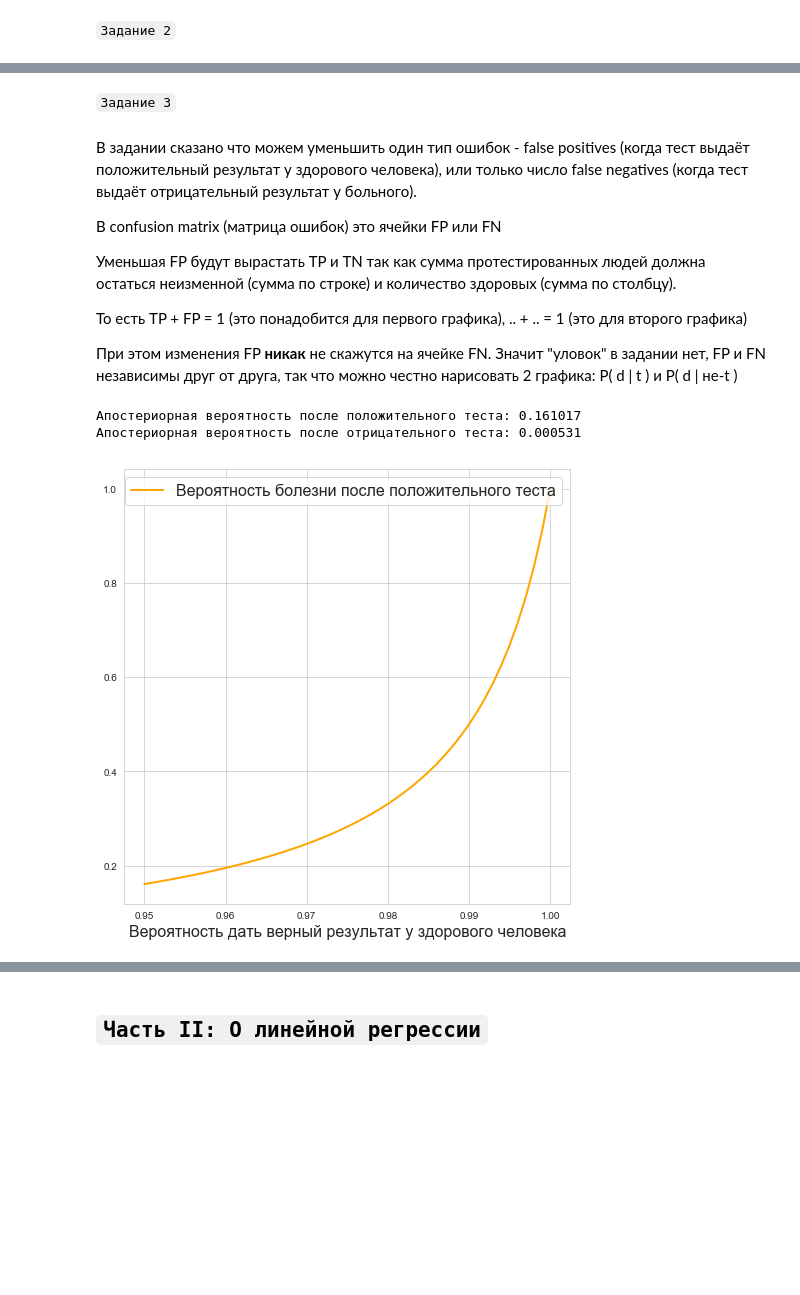
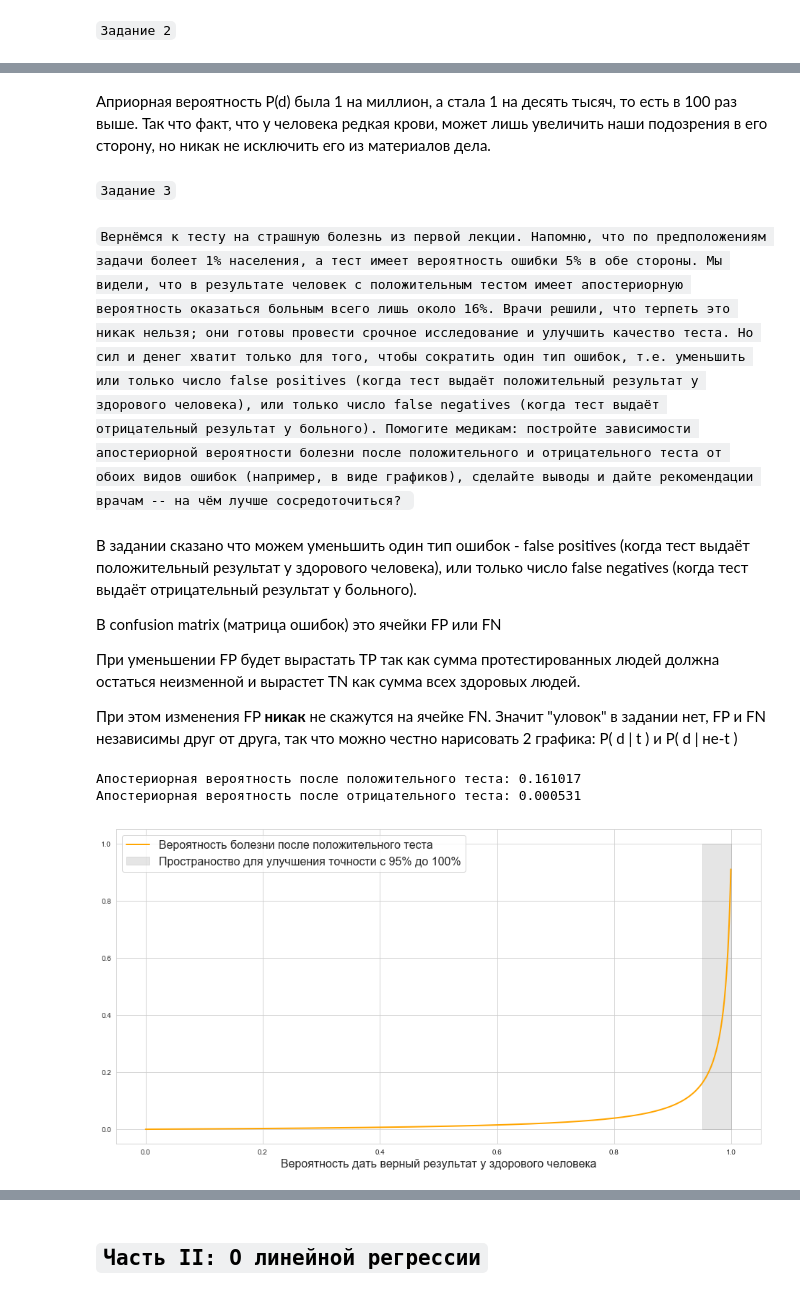
Before and after one commit to spin-to-win/ml_made, a Jupyter notebook: solution_hw1.ipynb, the cells around one changed output, grey strips where cells are left out. Saved outputs shown, nothing was run; the diff lists cells and outputs as text; code cells hidden in the pictures; blank space fills up the shorter version.

```diff
--- a/solution_hw1.ipynb
+++ b/solution_hw1.ipynb
@@ -9,16 +9,14 @@ import scipy as sp
 import scipy.stats as st
 import scipy.integrate as integrate
 from sklearn import linear_model
+from matplotlib.dates import DateFormatter
+import warnings
 
 sns.set_style("whitegrid")
 sns.set_palette("colorblind")
+warnings.filterwarnings("ignore")
+
 palette = sns.color_palette()
-figsize = (8, 8)
+figsize = (16, 8)
 legend_fontsize = 16
-
-from matplotlib import rc
-# rc('font',**{'family':'sans-serif'})
-# rc('text', usetex=True)
-# rc('text.latex',preamble=r'\usepackage[utf8]{inputenc}')
-# rc('text.latex',preamble=r'\usepackage[russian]{babel}')
-# rc('figure', **{'dpi': 300})
+plt.rcParams['figure.figsize'] = (16, 8)
@@ -27,11 +23,3 @@ from matplotlib.dates import DateFormatter
-# %%
-pd.options.display.max_columns = 150
-pd.options.display.max_rows = 150
-
-import warnings
-warnings.filterwarnings("ignore")
-
-plt.rcParams['figure.figsize'] = (8, 8)
 # %% [markdown]
 ## `Часть I: О теореме Байеса`
 # %% [markdown]
@@ -41,13 +60,18 @@ plt.rcParams['figure.figsize'] = (8, 8)
+# %% [markdown]
+Априорная вероятность P(d) была 1 на миллион, а стала 1 на десять тысяч, то есть в 100 раз выше. Так что факт, что у человека редкая крови, может лишь увеличить наши подозрения в его сторону, но никак не исключить его из материалов дела.
 # %% [markdown]
 `Задание 3`
+# %% [markdown]
+`Вернёмся к тесту на страшную болезнь из первой лекции. Напомню, что по предположениям задачи болеет 1% населения, а тест имеет вероятность ошибки 5% в обе стороны. Мы видели, что в результате человек с положительным тестом имеет апостериорную вероятность оказаться больным всего лишь около 16%.
+Врачи решили, что терпеть это никак нельзя; они готовы провести срочное исследование и улучшить качество теста. Но сил и денег хватит только для того, чтобы сократить один тип ошибок, т.е. уменьшить или только число false positives (когда тест выдаёт положительный результат у здорового человека), или только число false negatives (когда тест выдаёт отрицательный результат у больного).
+Помогите медикам: постройте зависимости апостериорной вероятности болезни после положительного и отрицательного теста от обоих видов ошибок (например, в виде графиков), сделайте выводы и дайте рекомендации врачам -- на чём лучше сосредоточиться?
+`
 # %% [markdown]
 В задании сказано что можем уменьшить один тип ошибок - false positives (когда тест выдаёт положительный результат у здорового человека), или только число false negatives (когда тест выдаёт отрицательный результат у больного).
 
 В confusion matrix (матрица ошибок) это ячейки FP или FN
 
-Уменьшая FP будут вырастать TP и TN так как сумма протестированных людей должна остаться неизменной (сумма по строке) и количество здоровых (сумма по столбцу).
-
-То есть TP + FP = 1 (это понадобится для первого графика), .. + .. = 1 (это для второго графика)
+При уменьшении FP будет вырастать TP так как сумма протестированных людей должна остаться неизменной и вырастет TN как сумма всех здоровых людей.
 
 При этом изменения FP **никак** не скажутся на ячейке FN. Значит "уловок" в задании нет, FP и FN независимы друг от друга, так что можно честно нарисовать 2 графика: P( d | t ) и P( d | не-t )
 # %%
@@ -71,20 +95,19 @@ print("Апостериорная вероятность после отрица
 # %%
 vector_posterior = np.vectorize(compute_posterior_mod, excluded=['data', 'prior_prob'])
 
-xs = np.arange(0.95, 1, 0.001)
+xs = np.arange(0.00, 1, 0.001)
 ys_one = vector_posterior(1, test_success_pos=xs)
 
 fig = plt.figure(figsize=figsize)
 ax = fig.add_subplot(111)
 ax.plot(xs, ys_one, linewidth=2, label=r'Вероятность болезни после положительного теста', color='orange')
-# ax.plot(xs, ys_zero, linewidth=2, label='Вероятность после отрицательного теста')
-# ax.set_xlim((0.0, 0.3))
 ax.set_xlabel('Вероятность дать верный результат у здорового человека', fontsize=legend_fontsize)
+fill_between = np.arange(0.95, 1, 0.001)
+ax.fill_between(fill_between, 1, 0, alpha=.2, color='grey', label="Пространоство для улучшения точности с 95% до 100%")
 ax.legend(fontsize=legend_fontsize)
-# fig.savefig('intro1.pdf', bbox_inches='tight')
 plt.show()
 # %% [output]
-[figure, old version]
+[figure, new version]
 # %%
 vector_posterior = np.vectorize(compute_posterior_mod, excluded=['data', 'prior_prob'])
 
```
Also changed, not shown: parts of 73 cells of this notebook.
